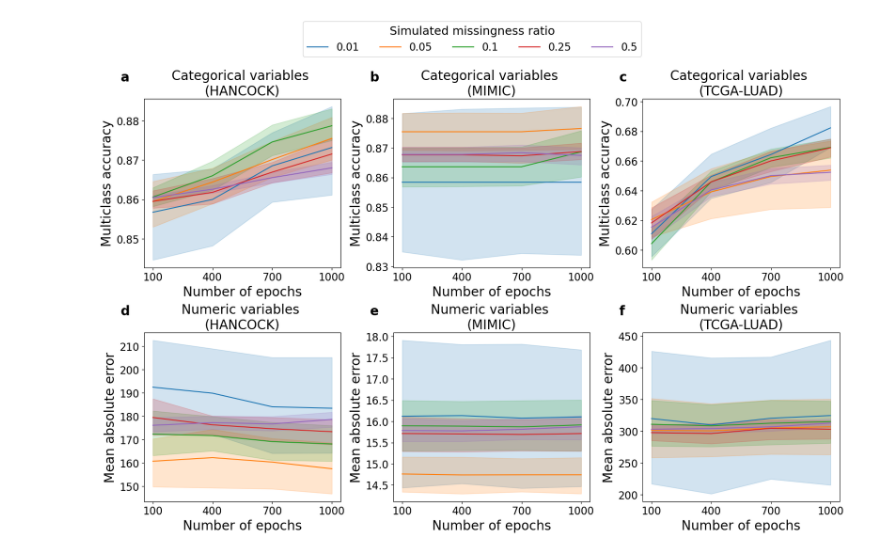
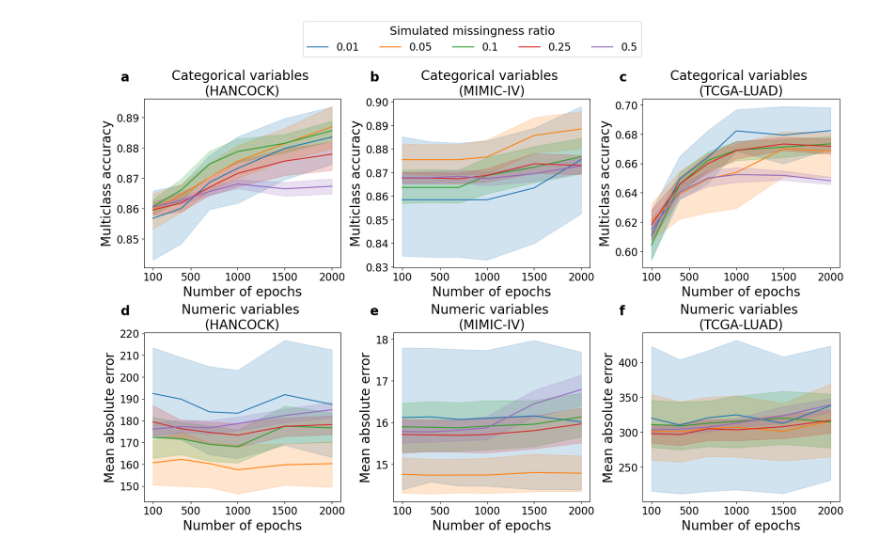
Before and after one commit to bionetslab/POME_Evaluation, a Jupyter notebook: scripts/plot_supplement_imputation_epochs.ipynb, the cells around one changed output. Saved outputs shown, nothing was run; the diff lists cells and outputs as text; code cells hidden in the pictures.

```diff
--- a/scripts/plot_supplement_imputation_epochs.ipynb
+++ b/scripts/plot_supplement_imputation_epochs.ipynb
@@ -8,12 +18,10 @@ import os
 # %%
-hancock_df = pd.read_csv("../data/HANCOCK_imputation_checkpoint_results.csv")
-hancock_df["na_ratio"] = hancock_df["na_ratio"].astype(str)
-hancock_df.sort_values(by="na_ratio", inplace=True)
-luad_df = pd.read_csv("../data/TCGA_LUAD_imputation_checkpoint_results.csv")
-luad_df["na_ratio"] = luad_df["na_ratio"].astype(str)
-luad_df.sort_values(by="na_ratio", inplace=True)
-mimic_df = pd.read_csv("../data/MIMIC_imputation_checkpoint_results.csv")
-mimic_df["na_ratio"] = mimic_df["na_ratio"].astype(str)
-mimic_df.sort_values(by="na_ratio", inplace=True)
-all_df = pd.concat([hancock_df, luad_df, mimic_df], ignore_index=True)
-hancock_df
+hancock_1000_df = pd.read_csv("../data/HANCOCK_imputation_checkpoint_results.csv")
+hancock_1000_df["na_ratio"] = hancock_1000_df["na_ratio"].astype(str)
+hancock_1000_df.sort_values(by="na_ratio", inplace=True)
+luad_1000_df = pd.read_csv("../data/TCGA_LUAD_imputation_checkpoint_results.csv")
+luad_1000_df["na_ratio"] = luad_1000_df["na_ratio"].astype(str)
+luad_1000_df.sort_values(by="na_ratio", inplace=True)
+mimic_1000_df = pd.read_csv("../data/MIMIC_imputation_checkpoint_results.csv")
+mimic_1000_df["na_ratio"] = mimic_1000_df["na_ratio"].astype(str)
+mimic_1000_df.sort_values(by="na_ratio", inplace=True)
@@ -33,0 +28,9 @@ hancock_df
+# %%
+hancock_2000_df = hancock_2000_df[hancock_2000_df["epoch"] > 1000]
+luad_2000_df = luad_2000_df[luad_2000_df["epoch"] > 1000]
+mimic_2000_df = mimic_2000_df[mimic_2000_df["epoch"] > 1000]
+
+hancock_df = pd.concat([hancock_1000_df, hancock_2000_df], ignore_index=True)
+luad_df = pd.concat([luad_1000_df, luad_2000_df], ignore_index=True)
+mimic_df = pd.concat([mimic_1000_df, mimic_2000_df], ignore_index=True)
+hancock_df
@@ -53,7 +70,7 @@ axes['a'].set_xlabel('Number of epochs', fontsize=labelfontsize)
 axes['a'].set_ylabel('Multiclass accuracy', fontsize=labelfontsize)
 axes['a'].tick_params(axis='x', labelsize=ticklabelsize)
 axes['a'].tick_params(axis='y', labelsize=ticklabelsize)
-axes['a'].set_xticks([100, 400, 700, 1000])
+axes['a'].set_xticks([100, 500, 1000, 1500, 2000])
 #axes['b'].set_yticks([0.0, 1.0, 2.0])
 #axes['a'].set_ylim(0.1, 0.65)
 axes['a'].set_title("Categorical variables \n(HANCOCK)", fontsize=titlefontsize)
@@ -82,10 +99,10 @@ axes['b'].set_xlabel('Number of epochs', fontsize=labelfontsize)
 axes['b'].set_ylabel('Multiclass accuracy', fontsize=labelfontsize)
 axes['b'].tick_params(axis='x', labelsize=ticklabelsize)
 axes['b'].tick_params(axis='y', labelsize=ticklabelsize)
-axes['b'].set_xticks([100, 400, 700, 1000])
+axes['b'].set_xticks([100, 500, 1000, 1500, 2000])
 #axes['b'].set_yticks([0.0, 1.0, 2.0])
 #axes['a'].set_ylim(0.1, 0.65)
-axes['b'].set_title("Categorical variables \n(MIMIC)", fontsize=titlefontsize)
+axes['b'].set_title("Categorical variables \n(MIMIC-IV)", fontsize=titlefontsize)
 axes['b'].text(0.0, 1.0, 'b', transform=axes['b'].transAxes + offset, fontsize=labelfontsize, fontweight='bold')
 
 sns.lineplot(data=luad_df, x="epoch", y="acc_cat", hue="na_ratio", ax=axes['c'], legend=False)
@@ -93,7 +110,7 @@ axes['c'].set_xlabel('Number of epochs', fontsize=labelfontsize)
 axes['c'].set_ylabel('Multiclass accuracy', fontsize=labelfontsize)
 axes['c'].tick_params(axis='x', labelsize=ticklabelsize)
 axes['c'].tick_params(axis='y', labelsize=ticklabelsize)
-axes['c'].set_xticks([100, 400, 700, 1000])
+axes['c'].set_xticks([100, 500, 1000, 1500, 2000])
 #axes['b'].set_yticks([0.0, 1.0, 2.0])
 #axes['a'].set_ylim(0.1, 0.65)
 axes['c'].set_title("Categorical variables \n(TCGA-LUAD)", fontsize=titlefontsize)
@@ -103,35 +120,35 @@ sns.lineplot(data=hancock_df, x="epoch", y="mae_cont", hue="na_ratio", ax=axes['
 axes['d'].set_xlabel('Number of epochs', fontsize=labelfontsize)
 axes['d'].set_ylabel('Mean absolute error', fontsize=labelfontsize)
 axes['d'].tick_params(axis='x', labelsize=ticklabelsize)
 axes['d'].tick_params(axis='y', labelsize=ticklabelsize)
-axes['d'].set_xticks([100, 400, 700, 1000])
+axes['d'].set_xticks([100, 500, 1000, 1500, 2000])
 #axes['b'].set_yticks([0.0, 1.0, 2.0])
 #axes['a'].set_ylim(0.1, 0.65)
 axes['d'].set_title("Numeric variables \n(HANCOCK)", fontsize=titlefontsize)
 axes['d'].text(0.0, 1.0, 'd', transform=axes['d'].transAxes + offset, fontsize=labelfontsize, fontweight='bold')
 
 sns.lineplot(data=mimic_df, x="epoch", y="mae_cont", hue="na_ratio", ax=axes['e'], legend=False)
 axes['e'].set_xlabel('Number of epochs', fontsize=labelfontsize)
 axes['e'].set_ylabel('Mean absolute error', fontsize=labelfontsize)
 axes['e'].tick_params(axis='x', labelsize=ticklabelsize)
 axes['e'].tick_params(axis='y', labelsize=ticklabelsize)
-axes['e'].set_xticks([100, 400, 700, 1000])
+axes['e'].set_xticks([100, 500, 1000, 1500, 2000])
 #axes['b'].set_yticks([0.0, 1.0, 2.0])
 #axes['a'].set_ylim(0.1, 0.65)
-axes['e'].set_title("Numeric variables \n(MIMIC)", fontsize=titlefontsize)
+axes['e'].set_title("Numeric variables \n(MIMIC-IV)", fontsize=titlefontsize)
 axes['e'].text(0.0, 1.0, 'e', transform=axes['e'].transAxes + offset, fontsize=labelfontsize, fontweight='bold')
 
 sns.lineplot(data=luad_df, x="epoch", y="mae_cont", hue="na_ratio", ax=axes['f'], legend=False)
 axes['f'].set_xlabel('Number of epochs', fontsize=labelfontsize)
 axes['f'].set_ylabel('Mean absolute error', fontsize=labelfontsize)
 axes['f'].tick_params(axis='x', labelsize=ticklabelsize)
 axes['f'].tick_params(axis='y', labelsize=ticklabelsize)
-axes['f'].set_xticks([100, 400, 700, 1000])
+axes['f'].set_xticks([100, 500, 1000, 1500, 2000])
 #axes['b'].set_yticks([0.0, 1.0, 2.0])
 #axes['a'].set_ylim(0.1, 0.65)
 axes['f'].set_title("Numeric variables \n(TCGA-LUAD)", fontsize=titlefontsize)
 axes['f'].text(0.0, 1.0, 'f', transform=axes['f'].transAxes + offset, fontsize=labelfontsize, fontweight='bold')
 
 plt.savefig("supplement_imputation_per_epoch.pdf", bbox_inches='tight')
 # %% [output]
-[figure, old version]
+[figure, new version]
```
Also changed, not shown: parts of 3 cells of this notebook, 31 other files.
